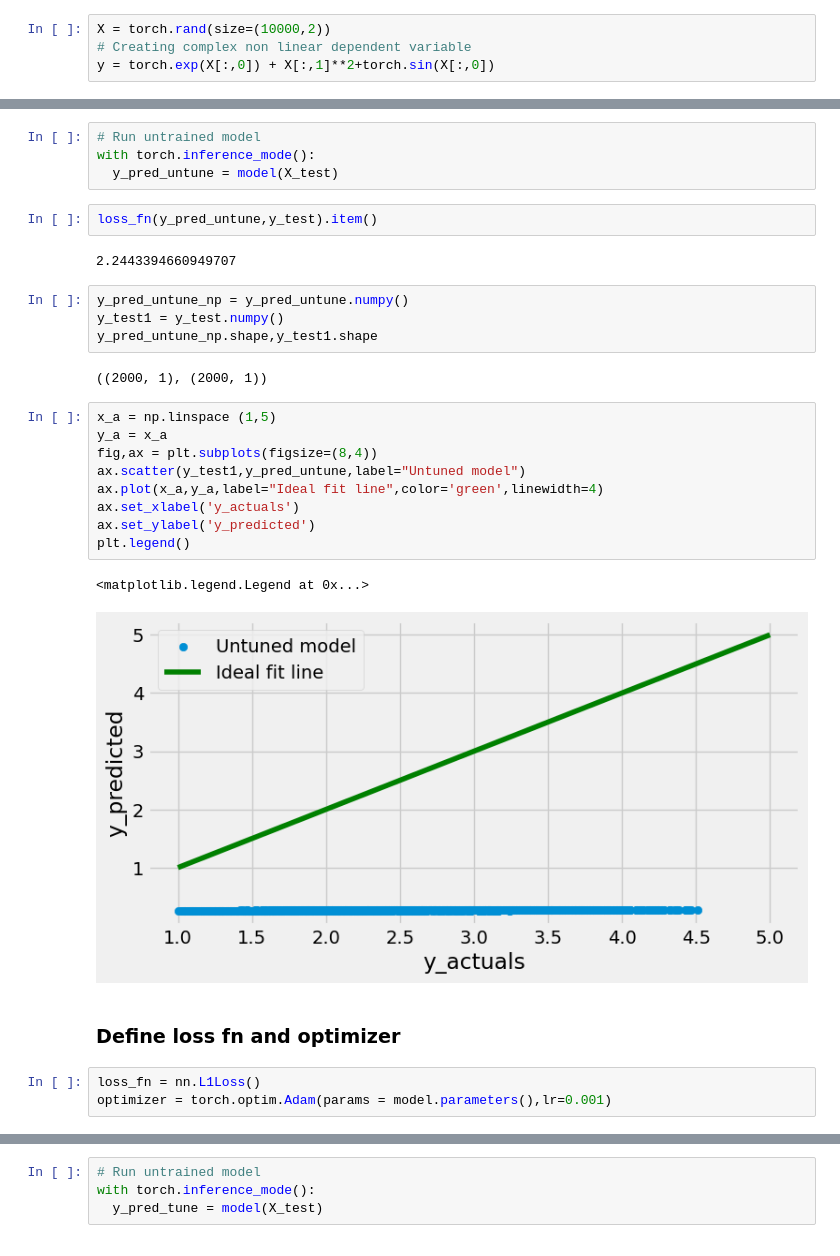
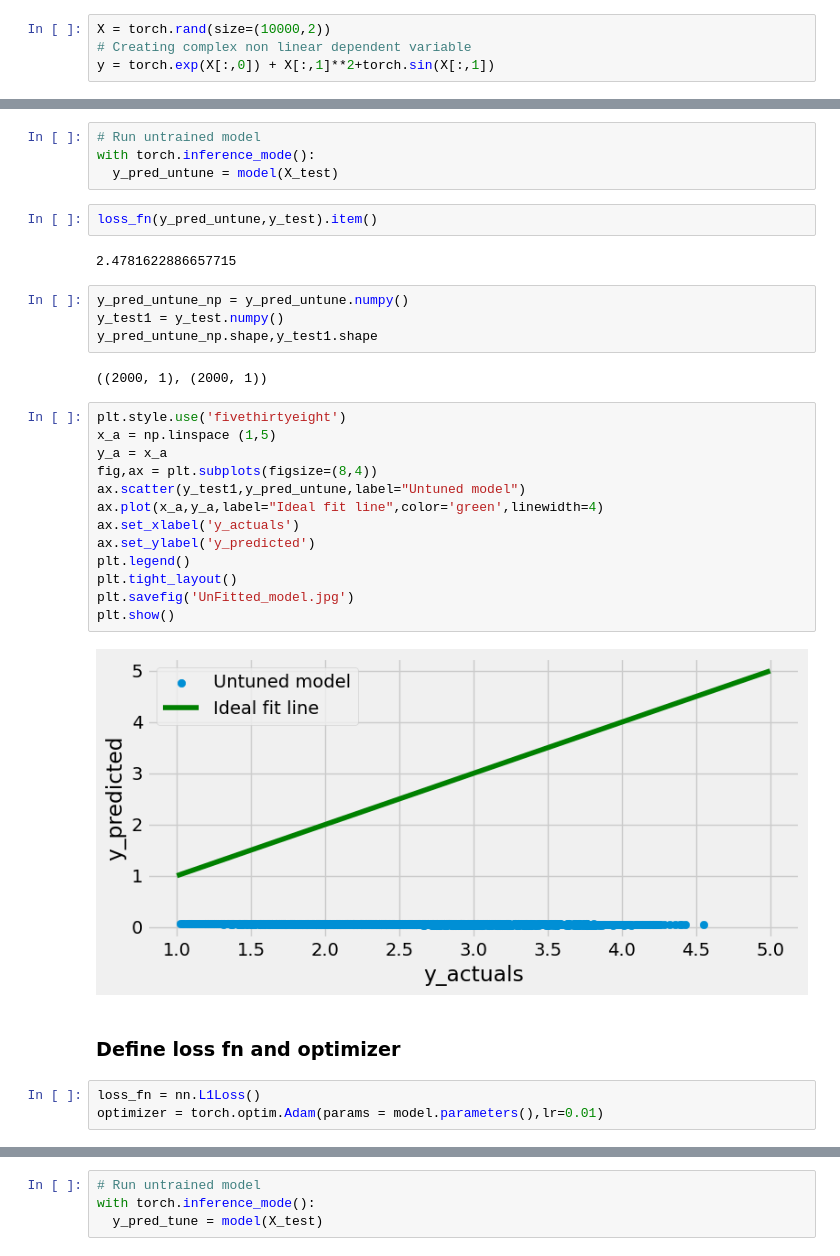
Before and after one commit to gmehra123/PORTFOLIO, a Jupyter notebook: Testing_notebook2.ipynb, the cells around one changed output, grey strips where cells are left out. Drawn from its saved outputs; the diff is of its cells as text.

```diff
--- a/Testing_notebook2.ipynb
+++ b/Testing_notebook2.ipynb
@@ -10,7 +10,7 @@ import torch
 # %%
 X = torch.rand(size=(10000,2))
 # Creating complex non linear dependent variable
-y = torch.exp(X[:,0]) + X[:,1]**2+torch.sin(X[:,0])
+y = torch.exp(X[:,0]) + X[:,1]**2+torch.sin(X[:,1])
 # %%
 y=y.unsqueeze(dim=1)
 # %%
@@ -55,7 +55,7 @@ with torch.inference_mode():
 # %%
 loss_fn(y_pred_untune,y_test).item()
 # %% [output]
-2.2443394660949707
+2.4781622886657715
 # %%
 y_pred_untune_np = y_pred_untune.numpy()
 y_test1 = y_test.numpy()
@@ -63,22 +63,25 @@ y_pred_untune_np.shape,y_test1.shape
 # %% [output]
 ((2000, 1), (2000, 1))
 # %%
+plt.style.use('fivethirtyeight')
 x_a = np.linspace (1,5)
 y_a = x_a
 fig,ax = plt.subplots(figsize=(8,4))
 ax.scatter(y_test1,y_pred_untune,label="Untuned model")
 ax.plot(x_a,y_a,label="Ideal fit line",color='green',linewidth=4)
 ax.set_xlabel('y_actuals')
 ax.set_ylabel('y_predicted')
 plt.legend()
+plt.tight_layout()
+plt.savefig('UnFitted_model.jpg')
+plt.show()
 # %% [output]
-<matplotlib.legend.Legend at 0x...>
-[figure, old version]
+[figure, new version]
 # %% [markdown]
 ### Define loss fn and optimizer
 # %%
 loss_fn = nn.L1Loss()
-optimizer = torch.optim.Adam(params = model.parameters(),lr=0.001)
+optimizer = torch.optim.Adam(params = model.parameters(),lr=0.01)
 # %%
 epochs = 100
 for epoch in range(epochs):
```
Also changed, not shown: parts of 9 cells of this notebook.
